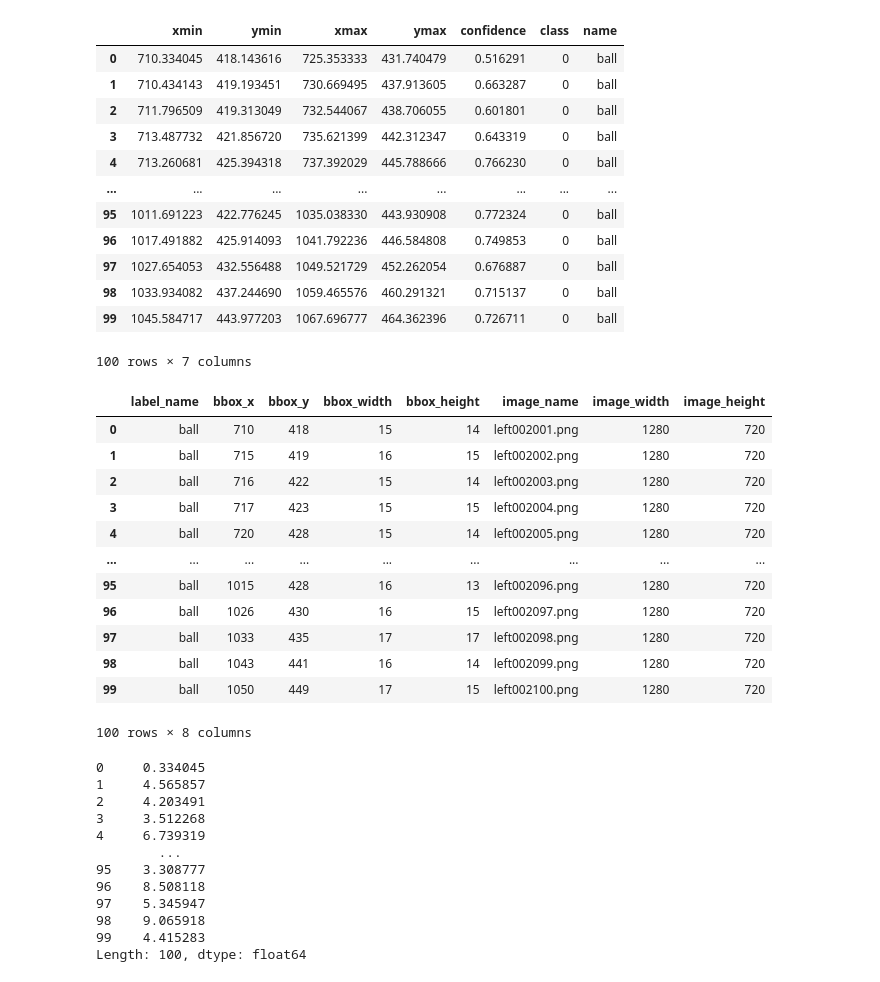
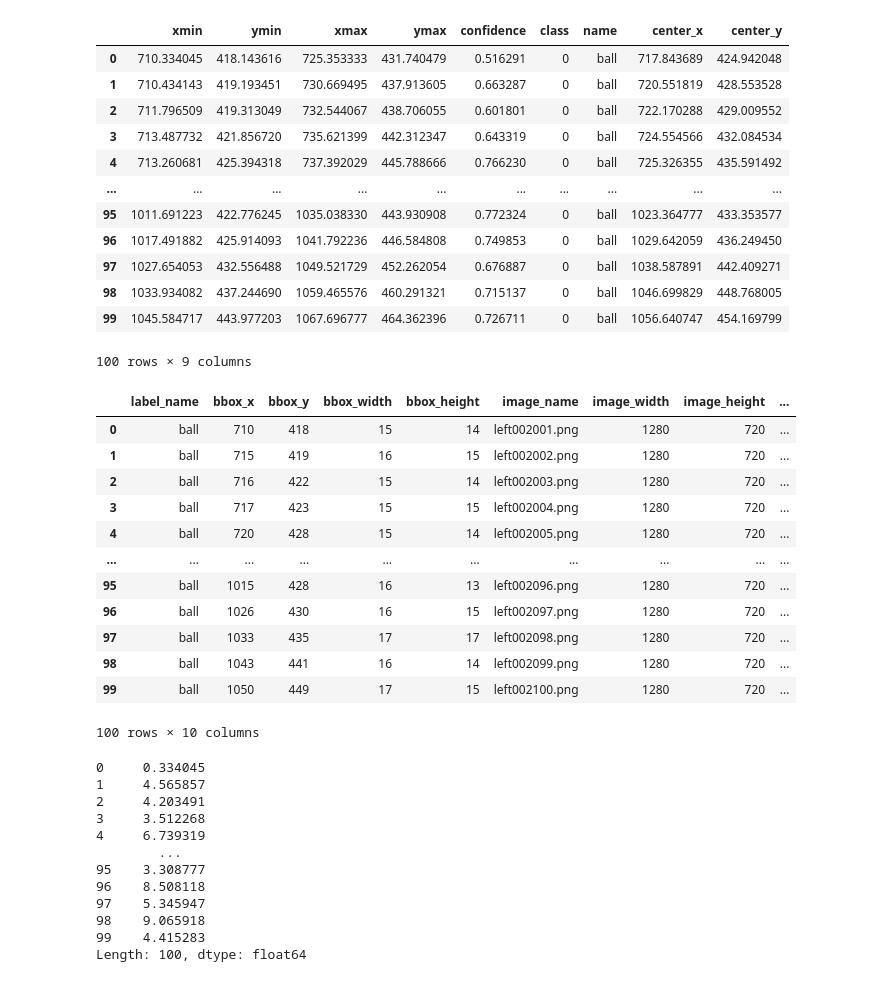
Before and after one commit to Prithviraj97/DisplacementError, a Jupyter notebook: ADE.ipynb, the cells around one changed output. Saved outputs shown, nothing was run; the diff lists cells and outputs as text; code cells hidden in the pictures.

```diff
--- a/ADE.ipynb
+++ b/ADE.ipynb
@@ -5,36 +5,40 @@ import matplotlib.pyplot as plt
 import math
 # %%
 df = pd.read_csv('Pred_result.csv', sep=',', delimiter=None)
+df['center_x'] = (df['xmax'] + df['xmin']) / 2
+df['center_y'] = (df['ymax'] + df['ymin']) / 2
 df
 # %% [output]
-|  | xmin | ymin | xmax | ymax | confidence | class | name |
-| 0 | 710.334045 | 418.143616 | 725.353333 | 431.740479 | 0.516291 | 0 | ball |
-| 1 | 710.434143 | 419.193451 | 730.669495 | 437.913605 | 0.663287 | 0 | ball |
-| 2 | 711.796509 | 419.313049 | 732.544067 | 438.706055 | 0.601801 | 0 | ball |
-| 3 | 713.487732 | 421.856720 | 735.621399 | 442.312347 | 0.643319 | 0 | ball |
-| 4 | 713.260681 | 425.394318 | 737.392029 | 445.788666 | 0.766230 | 0 | ball |
-| ... | ... | ... | ... | ... | ... | ... | ... |
-| 95 | 1011.691223 | 422.776245 | 1035.038330 | 443.930908 | 0.772324 | 0 | ball |
-| 96 | 1017.491882 | 425.914093 | 1041.792236 | 446.584808 | 0.749853 | 0 | ball |
-| 97 | 1027.654053 | 432.556488 | 1049.521729 | 452.262054 | 0.676887 | 0 | ball |
-| 98 | 1033.934082 | 437.244690 | 1059.465576 | 460.291321 | 0.715137 | 0 | ball |
-| 99 | 1045.584717 | 443.977203 | 1067.696777 | 464.362396 | 0.726711 | 0 | ball |
+|  | xmin | ymin | xmax | ymax | confidence | class | name | center_x | center_y |
+| 0 | 710.334045 | 418.143616 | 725.353333 | 431.740479 | 0.516291 | 0 | ball | 717.843689 | 424.942048 |
+| 1 | 710.434143 | 419.193451 | 730.669495 | 437.913605 | 0.663287 | 0 | ball | 720.551819 | 428.553528 |
+| 2 | 711.796509 | 419.313049 | 732.544067 | 438.706055 | 0.601801 | 0 | ball | 722.170288 | 429.009552 |
+| 3 | 713.487732 | 421.856720 | 735.621399 | 442.312347 | 0.643319 | 0 | ball | 724.554566 | 432.084534 |
+| 4 | 713.260681 | 425.394318 | 737.392029 | 445.788666 | 0.766230 | 0 | ball | 725.326355 | 435.591492 |
+| ... | ... | ... | ... | ... | ... | ... | ... | ... | ... |
+| 95 | 1011.691223 | 422.776245 | 1035.038330 | 443.930908 | 0.772324 | 0 | ball | 1023.364777 | 433.353577 |
+| 96 | 1017.491882 | 425.914093 | 1041.792236 | 446.584808 | 0.749853 | 0 | ball | 1029.642059 | 436.249450 |
+| 97 | 1027.654053 | 432.556488 | 1049.521729 | 452.262054 | 0.676887 | 0 | ball | 1038.587891 | 442.409271 |
+| 98 | 1033.934082 | 437.244690 | 1059.465576 | 460.291321 | 0.715137 | 0 | ball | 1046.699829 | 448.768005 |
+| 99 | 1045.584717 | 443.977203 | 1067.696777 | 464.362396 | 0.726711 | 0 | ball | 1056.640747 | 454.169799 |
-100 rows × 7 columns
+100 rows × 9 columns
 # %%
 df2 = pd.read_csv('GroundTruth.csv', sep=',', delimiter=None)
+df2['center_x'] = df2['bbox_x'] + df2['bbox_width'] / 2
+df2['center_y'] = df2['bbox_y'] + df2['bbox_height'] / 2
 df2
 # %% [output]
-|  | label_name | bbox_x | bbox_y | bbox_width | bbox_height | image_name | image_width | image_height |
-| 0 | ball | 710 | 418 | 15 | 14 | left002001.png | 1280 | 720 |
-| 1 | ball | 715 | 419 | 16 | 15 | left002002.png | 1280 | 720 |
-| 2 | ball | 716 | 422 | 15 | 14 | left002003.png | 1280 | 720 |
-| 3 | ball | 717 | 423 | 15 | 15 | left002004.png | 1280 | 720 |
-| 4 | ball | 720 | 428 | 15 | 14 | left002005.png | 1280 | 720 |
-| ... | ... | ... | ... | ... | ... | ... | ... | ... |
-| 95 | ball | 1015 | 428 | 16 | 13 | left002096.png | 1280 | 720 |
-| 96 | ball | 1026 | 430 | 16 | 15 | left002097.png | 1280 | 720 |
-| 97 | ball | 1033 | 435 | 17 | 17 | left002098.png | 1280 | 720 |
-| 98 | ball | 1043 | 441 | 16 | 14 | left002099.png | 1280 | 720 |
-| 99 | ball | 1050 | 449 | 17 | 15 | left002100.png | 1280 | 720 |
+|  | label_name | bbox_x | bbox_y | bbox_width | bbox_height | image_name | image_width | image_height | ... |
+| 0 | ball | 710 | 418 | 15 | 14 | left002001.png | 1280 | 720 | ... |
+| 1 | ball | 715 | 419 | 16 | 15 | left002002.png | 1280 | 720 | ... |
+| 2 | ball | 716 | 422 | 15 | 14 | left002003.png | 1280 | 720 | ... |
+| 3 | ball | 717 | 423 | 15 | 15 | left002004.png | 1280 | 720 | ... |
+| 4 | ball | 720 | 428 | 15 | 14 | left002005.png | 1280 | 720 | ... |
+| ... | ... | ... | ... | ... | ... | ... | ... | ... | ... |
+| 95 | ball | 1015 | 428 | 16 | 13 | left002096.png | 1280 | 720 | ... |
+| 96 | ball | 1026 | 430 | 16 | 15 | left002097.png | 1280 | 720 | ... |
+| 97 | ball | 1033 | 435 | 17 | 17 | left002098.png | 1280 | 720 | ... |
+| 98 | ball | 1043 | 441 | 16 | 14 | left002099.png | 1280 | 720 | ... |
+| 99 | ball | 1050 | 449 | 17 | 15 | left002100.png | 1280 | 720 | ... |
-100 rows × 8 columns
+100 rows × 10 columns
 # %%
```
Also changed, not shown: parts of 17 cells of this notebook.
